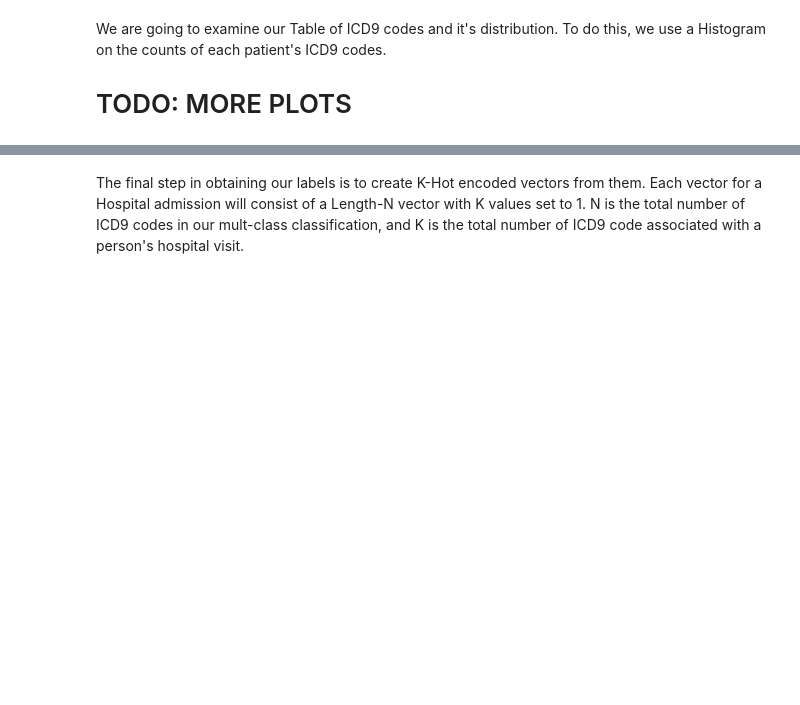
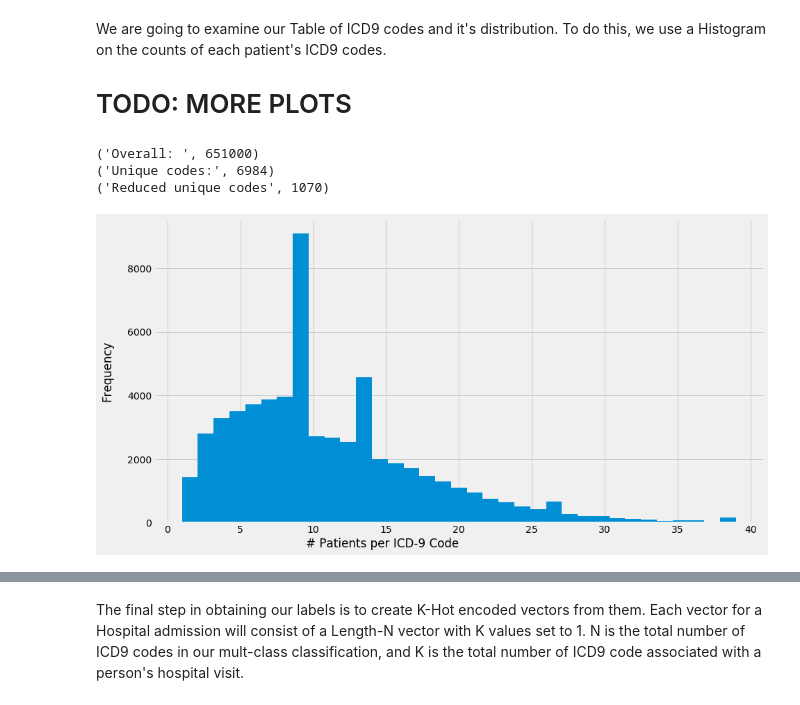
Before and after one commit to ad1m/Dr-ANN, a Jupyter notebook: data_cleaning.ipynb, the cells around one changed output, grey strips where cells are left out. Saved outputs shown, nothing was run; the diff lists cells and outputs as text; code cells hidden in the pictures; blank space fills up the shorter version.

Commit message:
updated data cleaning notebook with plots"

```diff
--- a/data_cleaning.ipynb
+++ b/data_cleaning.ipynb
@@ -96,19 +102,28 @@ We are going to examine our Table of ICD9 codes and it's distribution. To do thi
 
 # TODO: MORE PLOTS
 # %%
-bool_print = False
-if bool_print:
-    import matplotlib.pyplot as plt
-    %matplotlib inline
-    print ("Overall: ", len(diagnosis))
-    print ("Unique codes:", len(set(diagnosis["ICD9_CODE"].values)))
-    print ("Reduced unique codes", len(set(formatted_icd9_codes)))
+import matplotlib.pyplot as plt
+%matplotlib inline
+print ("Overall: ", len(diagnosis))
+print ("Unique codes:", len(set(diagnosis["ICD9_CODE"].values)))
+print ("Reduced unique codes", len(set(formatted_icd9_codes)))
 
-    diagnosis_group = diagnosis.groupby('HADM_ID').apply(lambda x: list(x['ICD9_CODE']));
-    diagnosis_count = diagnosis_group.apply(lambda x: len(x))
-
-    diagnosis_count.hist(bins=35)
-    plt.show()
-
-    diagnosis_count_reduced.hist(bins=35)
-    plt.show()
+diagnosis_group = diagnosis.groupby('HADM_ID').apply(lambda x: list(x['ICD9_CODE']));
+diagnosis_count = diagnosis_group.apply(lambda x: len(x))
+# %% [output]
+('Overall: ', 651000)
+('Unique codes:', 6984)
+('Reduced unique codes', 1070)
+# %%
+plt.style.use('fivethirtyeight');
+
+fig = plt.figure(figsize=(14,7.5));
+ax = fig.add_subplot(1,1,1);
+
+plt.xlabel('# Patients per ICD-9 Code', horizontalalignment='right');
+plt.ylabel('Frequency', labelpad=20);
+diagnosis_count.hist(bins=35)
+#plt.show()
+plt.savefig('hist_icd9.png')
+# %% [output]
+[figure, added]
```
Also changed, not shown: parts of 9 cells of this notebook.
